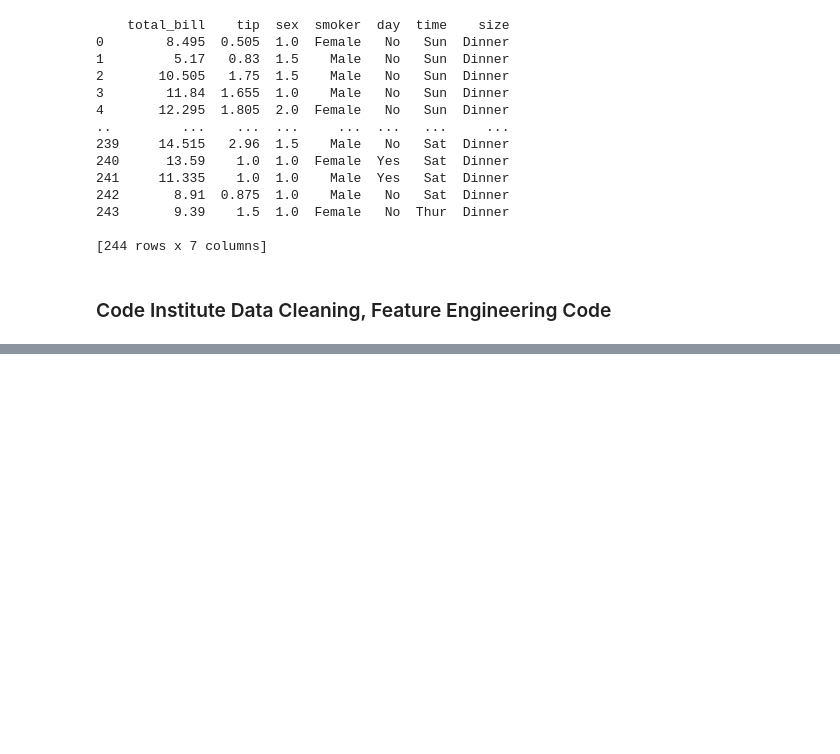
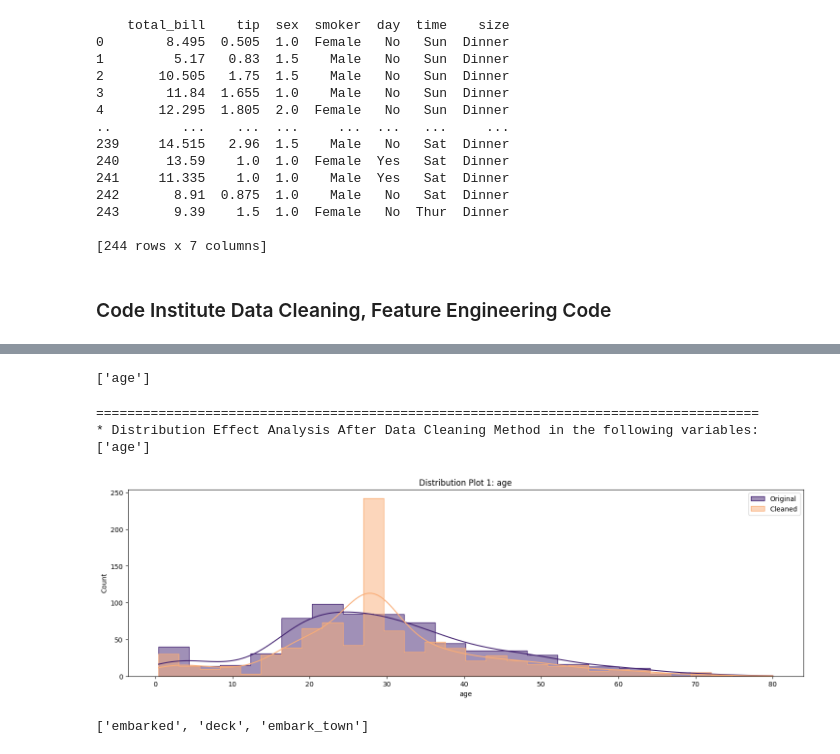
Before and after one commit to Danpr1984/Calculator-, a Jupyter notebook: feature_engine.ipynb, the cells around one changed output, grey strips where cells are left out. Drawn from its saved outputs; the diff is of its cells as text; code cells hidden in the pictures; blank space fills up the shorter version.

Commit message:
testing code institutes data cleaning feature engine functions

```diff
--- a/feature_engine.ipynb
+++ b/feature_engine.ipynb
@@ -1779,0 +1632,3 @@ SyntaxError: unterminated string literal (detected at line 3) (2800585342.py, li
+# %%
+df = sns.load_dataset('titanic').drop(['alive'],axis=1)
+df.head()
@@ -1779,0 +1642,3 @@ SyntaxError: unterminated string literal (detected at line 3) (2800585342.py, li
+# %%
+for col in df.select_dtypes(include='category').columns:
+    df[col] = df[col].astype('object')
@@ -1779,0 +1665,17 @@ SyntaxError: unterminated string literal (detected at line 3) (2800585342.py, li
+# %%
+variables_method = ['age']
+variables_method
+# %% [output]
+['age']
+# %%
+imputer = MeanMedianImputer(imputation_method='median', variables=variables_method)
+df_method = imputer.fit_transform(df)
+# %%
+DataCleaningEffect(df_original=df,
+                   df_cleaned=df_method,
+                   variables_applied_with_method=variables_method)
+# %% [output]
+=====================================================================================
+* Distribution Effect Analysis After Data Cleaning Method in the following variables:
+['age']
+[figure, added]
@@ -1779,0 +1684,5 @@ SyntaxError: unterminated string literal (detected at line 3) (2800585342.py, li
+# %%
+variables_method = ['embarked', 'deck', 'embark_town']
+variables_method
+# %% [output]
+['embarked', 'deck', 'embark_town']
```
Also changed, not shown: parts of 23 cells of this notebook.
